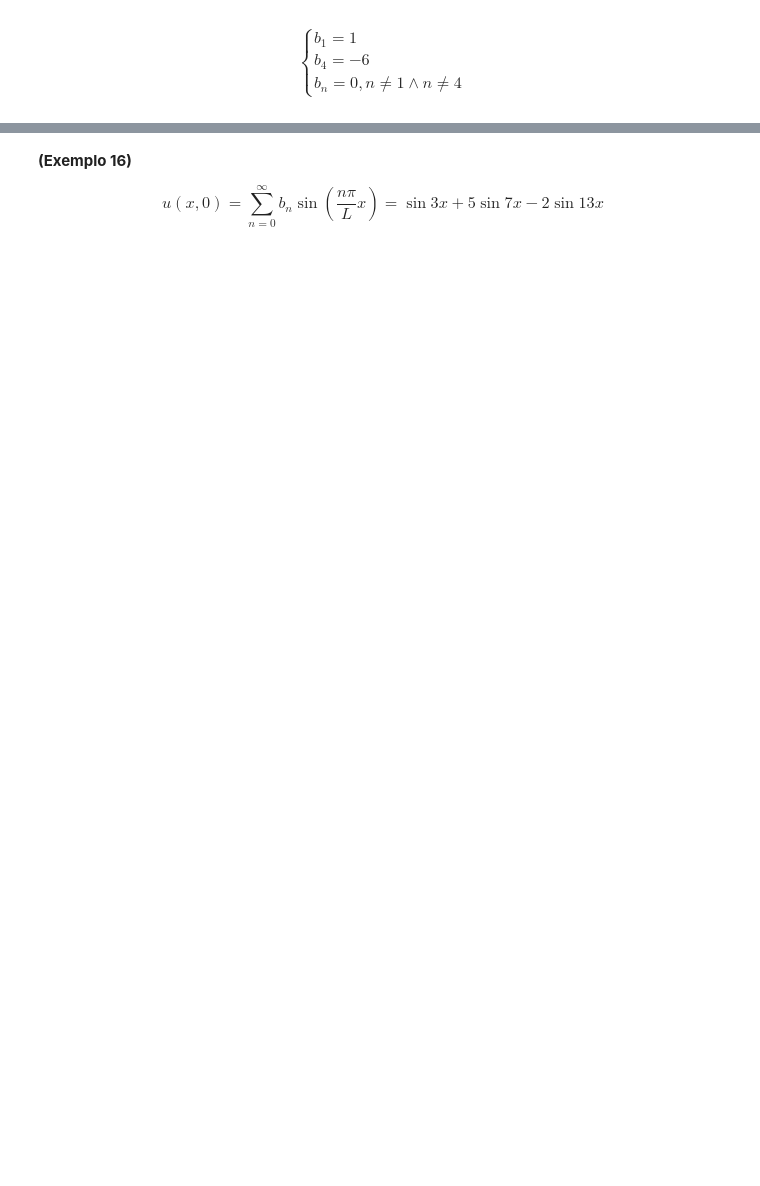
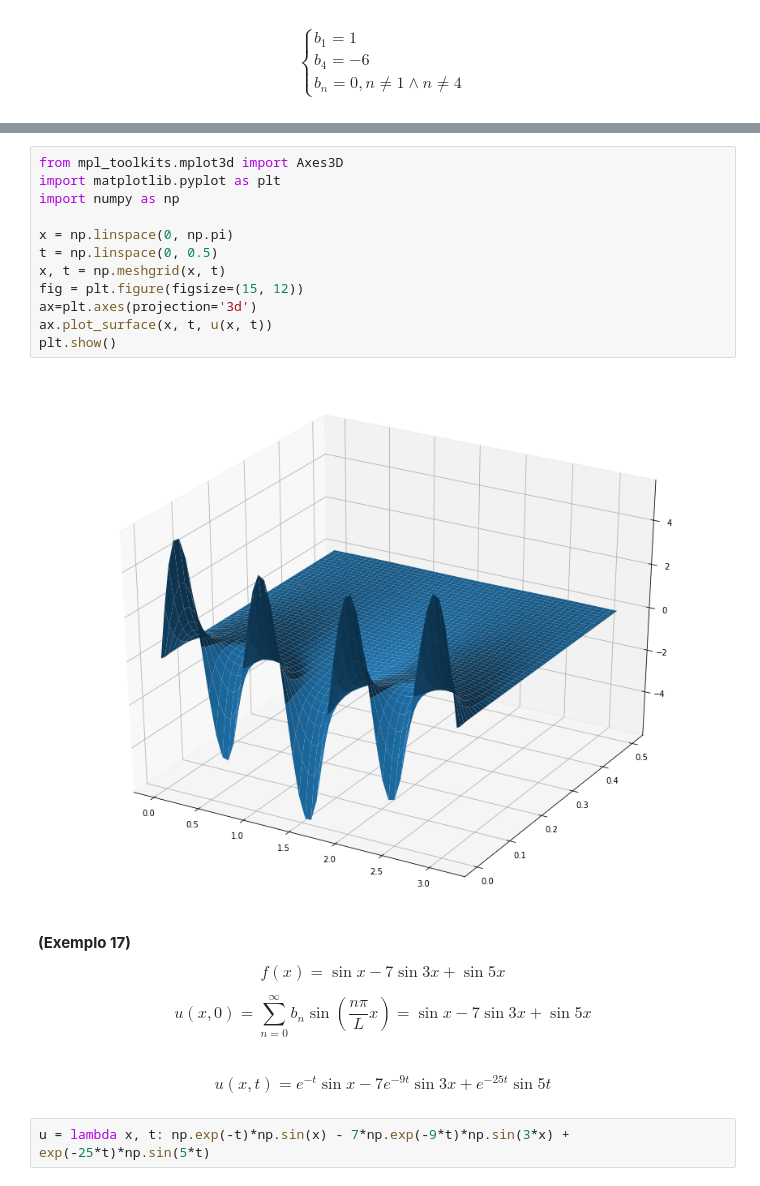
Before and after one commit to myke-oliveira/equacoes-diferenciais-parciais, a Jupyter notebook: EDP - Exercício.ipynb, the cells around one changed output, grey strips where cells are left out. Saved outputs shown, nothing was run; the diff lists cells and outputs as text; blank space fills up the shorter version.

```diff
--- a/EDP - Exercício.ipynb
+++ b/EDP - Exercício.ipynb
@@ -174,7 +251,30 @@ plt.show()
+# %%
+from mpl_toolkits.mplot3d import Axes3D
+import matplotlib.pyplot as plt
+import numpy as np
+
+x = np.linspace(0, np.pi)
+t = np.linspace(0, 0.5)
+x, t = np.meshgrid(x, t)
+fig = plt.figure(figsize=(15, 12))
+ax=plt.axes(projection='3d')
+ax.plot_surface(x, t, u(x, t))
+plt.show()
+# %% [output]
+[figure, added]
 # %% [markdown]
-**(Exemplo 16)**
+**(Exemplo 17)**
+$$
+f(x) = \sin x - 7 \sin {3x} + \sin{5x}
+$$
 
 $$
 u(x, 0) = \sum_{n=0}^{\infty} b_n \sin \left( \frac{n\pi}{L} x\right) =
-\sin {3x} + 5 \sin {7x} - 2 \sin {13x}
+\sin x - 7 \sin {3x} + \sin{5x}
 $$
+# %% [markdown]
+$$
+u(x, t) = e^{-t} \sin x - 7 e^{-9t} \sin {3x} + e^{-25t} \sin {5t}
+$$
+# %%
+u = lambda x, t: np.exp(-t)*np.sin(x) - 7*np.exp(-9*t)*np.sin(3*x) + exp(-25*t)*np.sin(5*t)
```
Also changed, not shown: parts of 12 cells of this notebook.
